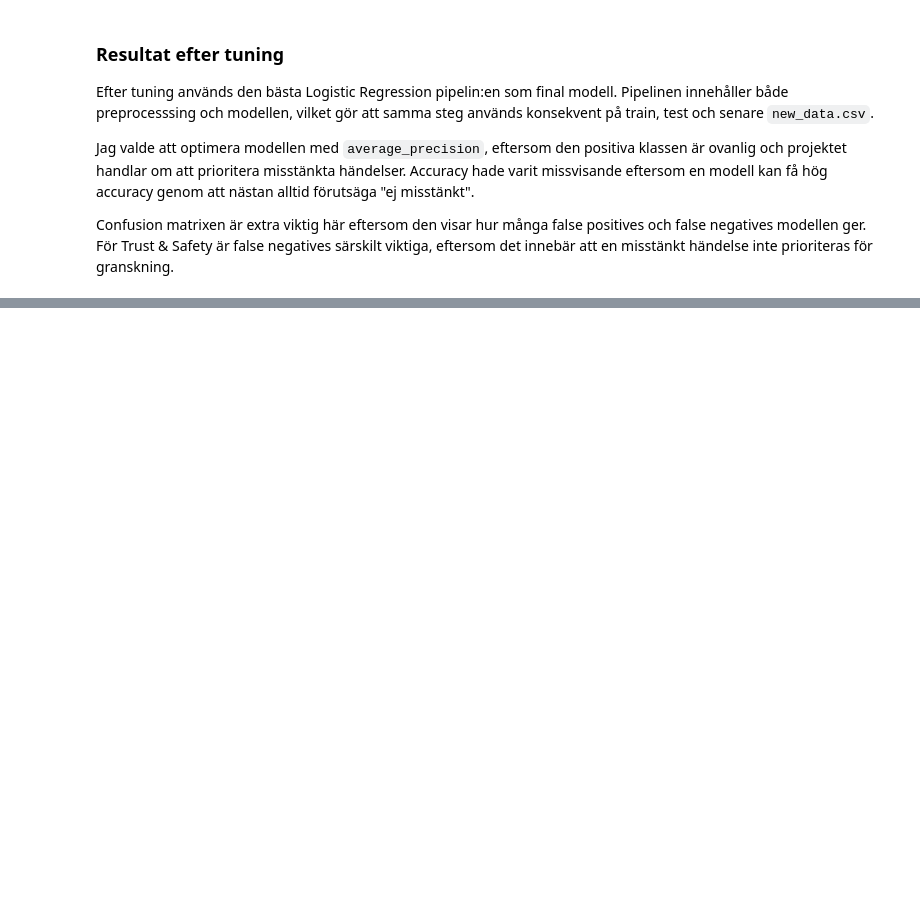
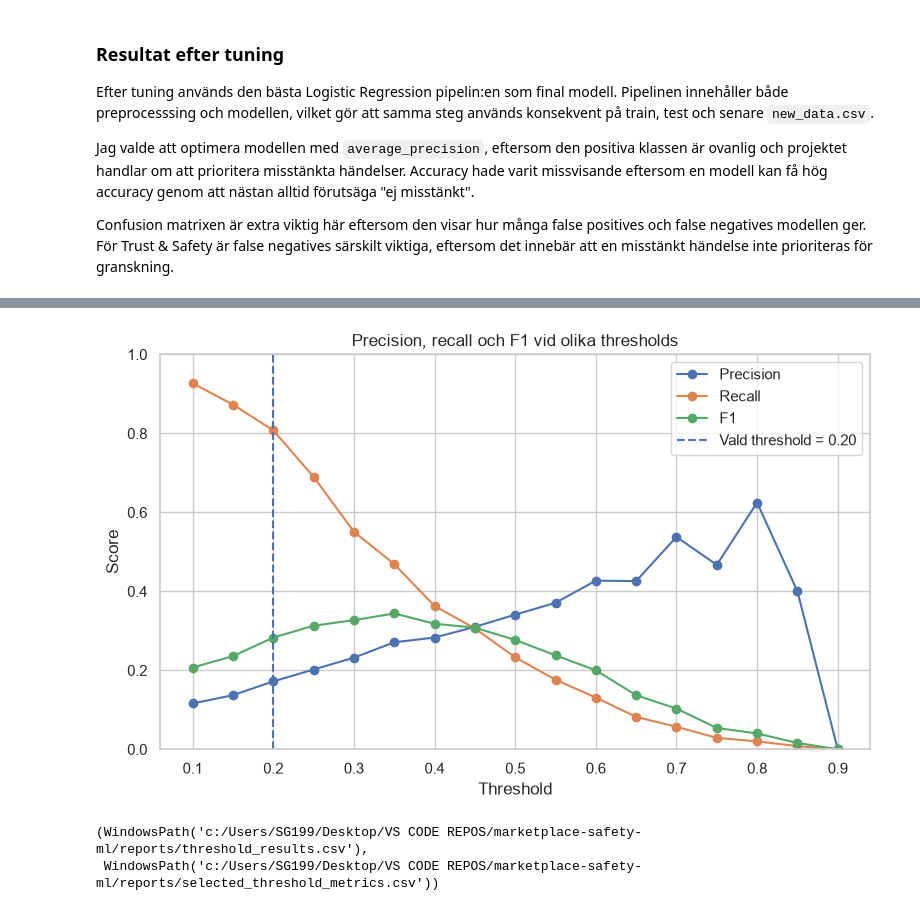
Before and after one commit to SoroushGReza/marketplace-safety-ml, a Jupyter notebook: notebooks/report.ipynb, the cells around one changed output, grey strips where cells are left out. Cells and saved outputs as stored; diff of their text form; code cells hidden in the pictures; blank space fills up the shorter version.

```diff
--- a/notebooks/report.ipynb
+++ b/notebooks/report.ipynb
@@ -755,0 +821,21 @@ Confusion matrixen är extra viktig här eftersom den visar hur många false pos
+# %%
+target_recall = 0.80
+
+valid_thresholds = threshold_results_df[
+    threshold_results_df["Recall"] >= target_recall
+].copy()
+
+if len(valid_thresholds) > 0:
+    selected_threshold_row = valid_thresholds.sort_values(
+        ["Precision", "Threshold"],
+        ascending=[False, False]
+    ).iloc[0]
+else:
+    selected_threshold_row = threshold_results_df.sort_values(
+        "Recall",
+        ascending=False
+    ).iloc[0]
+
+selected_threshold = float(selected_threshold_row["Threshold"])
+
+selected_threshold_row
@@ -755,0 +892,31 @@ Confusion matrixen är extra viktig här eftersom den visar hur många false pos
+# %%
+plt.figure(figsize=(8, 5))
+
+plt.plot(threshold_results_df["Threshold"], threshold_results_df["Precision"], marker="o", label="Precision")
+plt.plot(threshold_results_df["Threshold"], threshold_results_df["Recall"], marker="o", label="Recall")
+plt.plot(threshold_results_df["Threshold"], threshold_results_df["F1"], marker="o", label="F1")
+
+plt.axvline(selected_threshold, linestyle="--", label=f"Vald threshold = {selected_threshold:.2f}")
+
+plt.title("Precision, recall och F1 vid olika thresholds")
+plt.xlabel("Threshold")
+plt.ylabel("Score")
+plt.ylim(0, 1)
+plt.legend()
+
+plt.tight_layout()
+plt.savefig(FIGURES_DIR / "threshold_metrics.png", dpi=150)
+plt.show()
+# %% [output]
+[figure, added]
+# %%
+threshold_results_path = PROJECT_ROOT / "reports" / "threshold_results.csv"
+selected_threshold_path = PROJECT_ROOT / "reports" / "selected_threshold_metrics.csv"
+
+threshold_results_df.to_csv(threshold_results_path, index=False)
+selected_threshold_metrics_df.to_csv(selected_threshold_path, index=False)
+
+threshold_results_path, selected_threshold_path
+# %% [output]
+(WindowsPath('c:/Users/SG199/Desktop/VS CODE REPOS/marketplace-safety-ml/reports/threshold_results.csv'),
+ WindowsPath('c:/Users/SG199/Desktop/VS CODE REPOS/marketplace-safety-ml/reports/selected_threshold_metrics.csv'))
```
Also changed, not shown: parts of 6 cells of this notebook, 4 other files.
